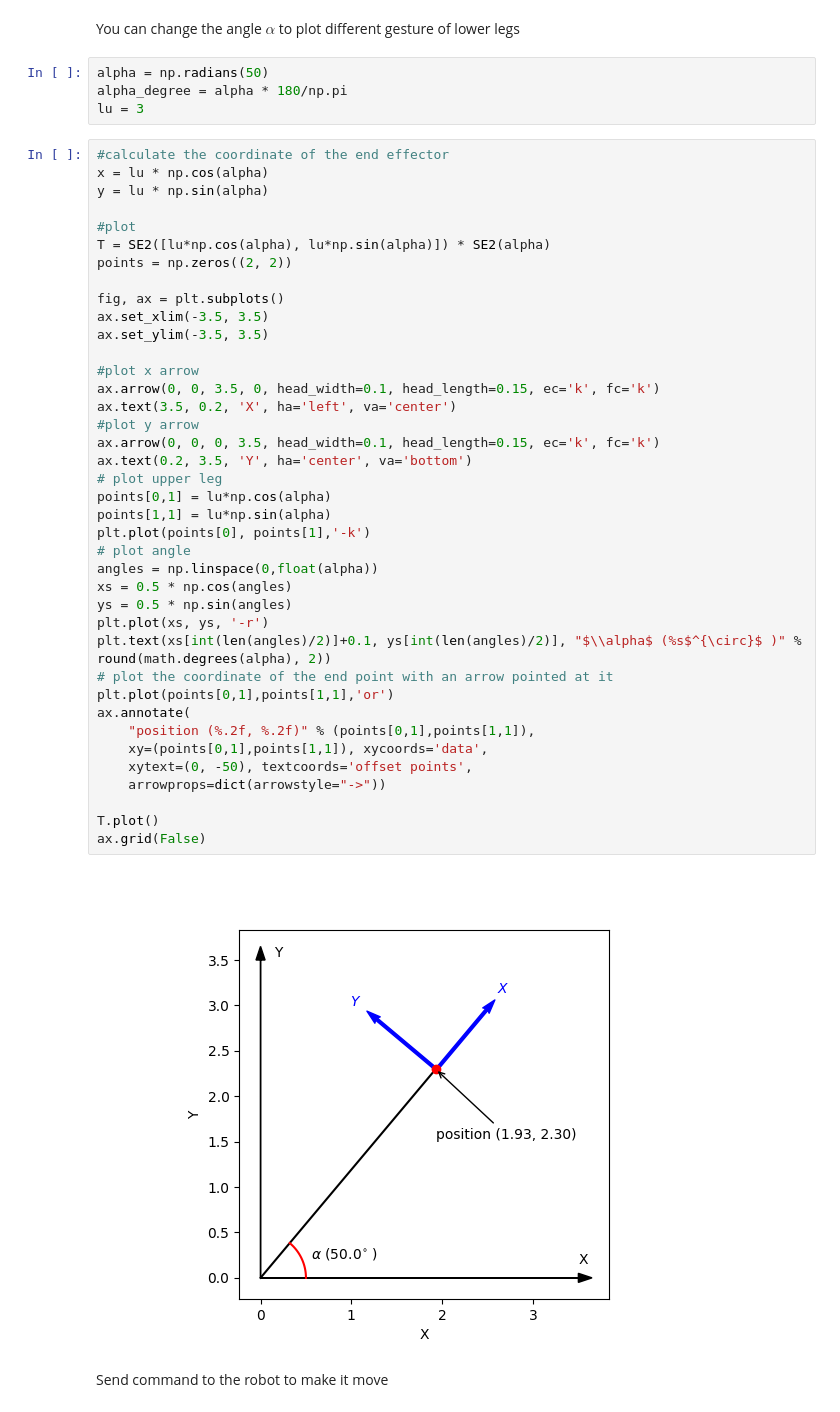
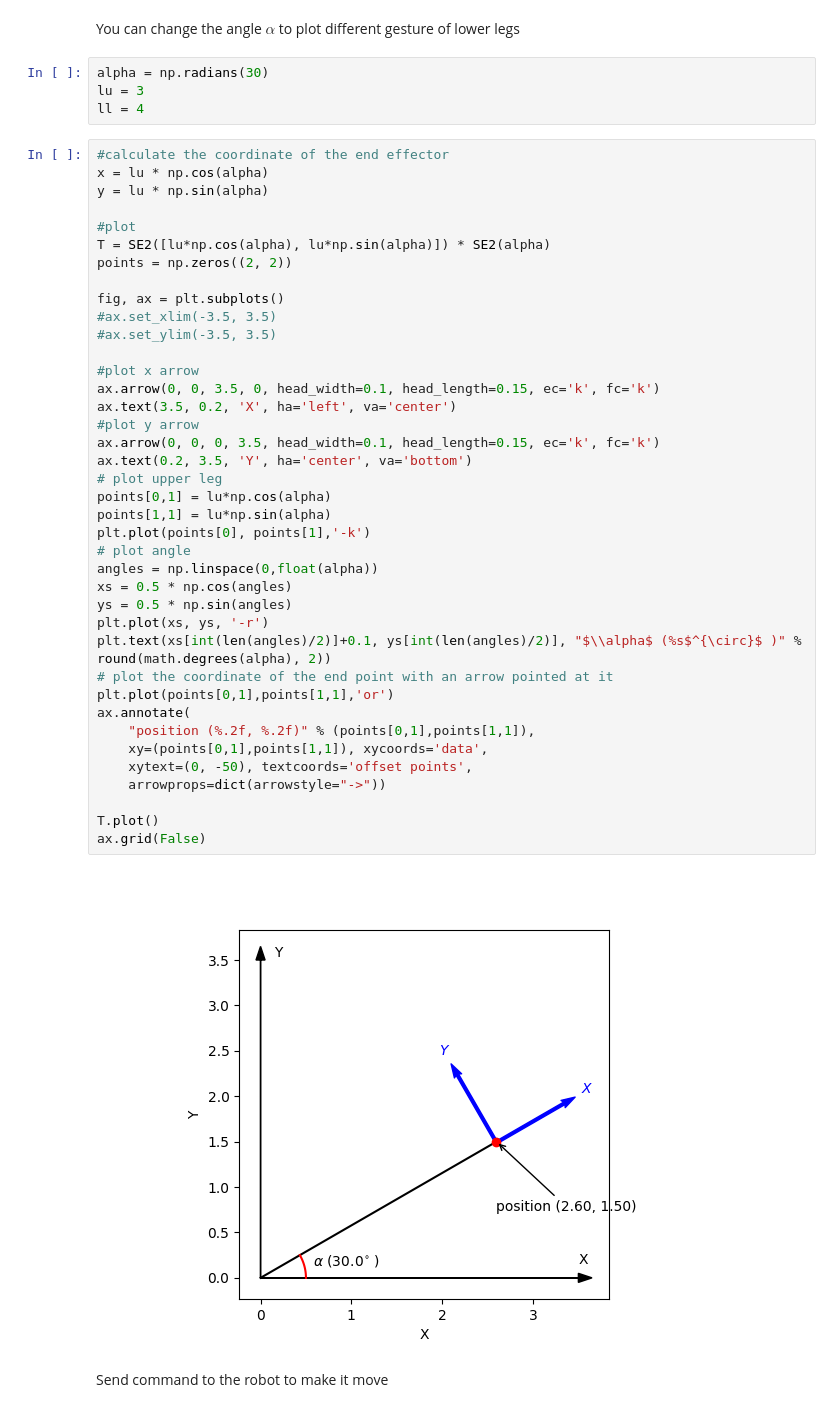
Before and after one commit to WeiWenxing/minipupper_kinematics, a Jupyter notebook: jupyternb/Kinematics_learn.ipynb, the cells around one changed output. Cells and saved outputs as stored; diff of their text form.

```diff
--- a/jupyternb/Kinematics_learn.ipynb
+++ b/jupyternb/Kinematics_learn.ipynb
@@ -36,9 +31,9 @@ import math as math
 # %% [markdown]
 You can change the angle **$\alpha$** to plot different gesture of lower legs
 # %%
-alpha = np.radians(50)
-alpha_degree = alpha * 180/np.pi
+alpha = np.radians(30)
 lu = 3
+ll = 4
 # %%
 #calculate the coordinate of the end effector
 x = lu * np.cos(alpha)
@@ -49,37 +44,37 @@ T = SE2([lu*np.cos(alpha), lu*np.sin(alpha)]) * SE2(alpha)
 points = np.zeros((2, 2))
 
 fig, ax = plt.subplots()
-ax.set_xlim(-3.5, 3.5)
-ax.set_ylim(-3.5, 3.5)
+#ax.set_xlim(-3.5, 3.5)
+#ax.set_ylim(-3.5, 3.5)
 
 #plot x arrow
 ax.arrow(0, 0, 3.5, 0, head_width=0.1, head_length=0.15, ec='k', fc='k')
 ax.text(3.5, 0.2, 'X', ha='left', va='center')
 #plot y arrow
 ax.arrow(0, 0, 0, 3.5, head_width=0.1, head_length=0.15, ec='k', fc='k')
 ax.text(0.2, 3.5, 'Y', ha='center', va='bottom')
 # plot upper leg
 points[0,1] = lu*np.cos(alpha)
 points[1,1] = lu*np.sin(alpha)
 plt.plot(points[0], points[1],'-k')
 # plot angle
 angles = np.linspace(0,float(alpha))
 xs = 0.5 * np.cos(angles)
 ys = 0.5 * np.sin(angles)
 plt.plot(xs, ys, '-r')
 plt.text(xs[int(len(angles)/2)]+0.1, ys[int(len(angles)/2)], "$\\alpha$ (%s$^{\circ}$ )" % round(math.degrees(alpha), 2))
 # plot the coordinate of the end point with an arrow pointed at it
 plt.plot(points[0,1],points[1,1],'or')
 ax.annotate(
     "position (%.2f, %.2f)" % (points[0,1],points[1,1]),
     xy=(points[0,1],points[1,1]), xycoords='data',
     xytext=(0, -50), textcoords='offset points',
     arrowprops=dict(arrowstyle="->"))
 
 T.plot()
 ax.grid(False)
 # %% [output]
-[figure, old version]
+[figure, new version]
 # %% [markdown]
 Send command to the robot to make it move
 # %%
```
Also changed, not shown: parts of 21 cells of this notebook.
